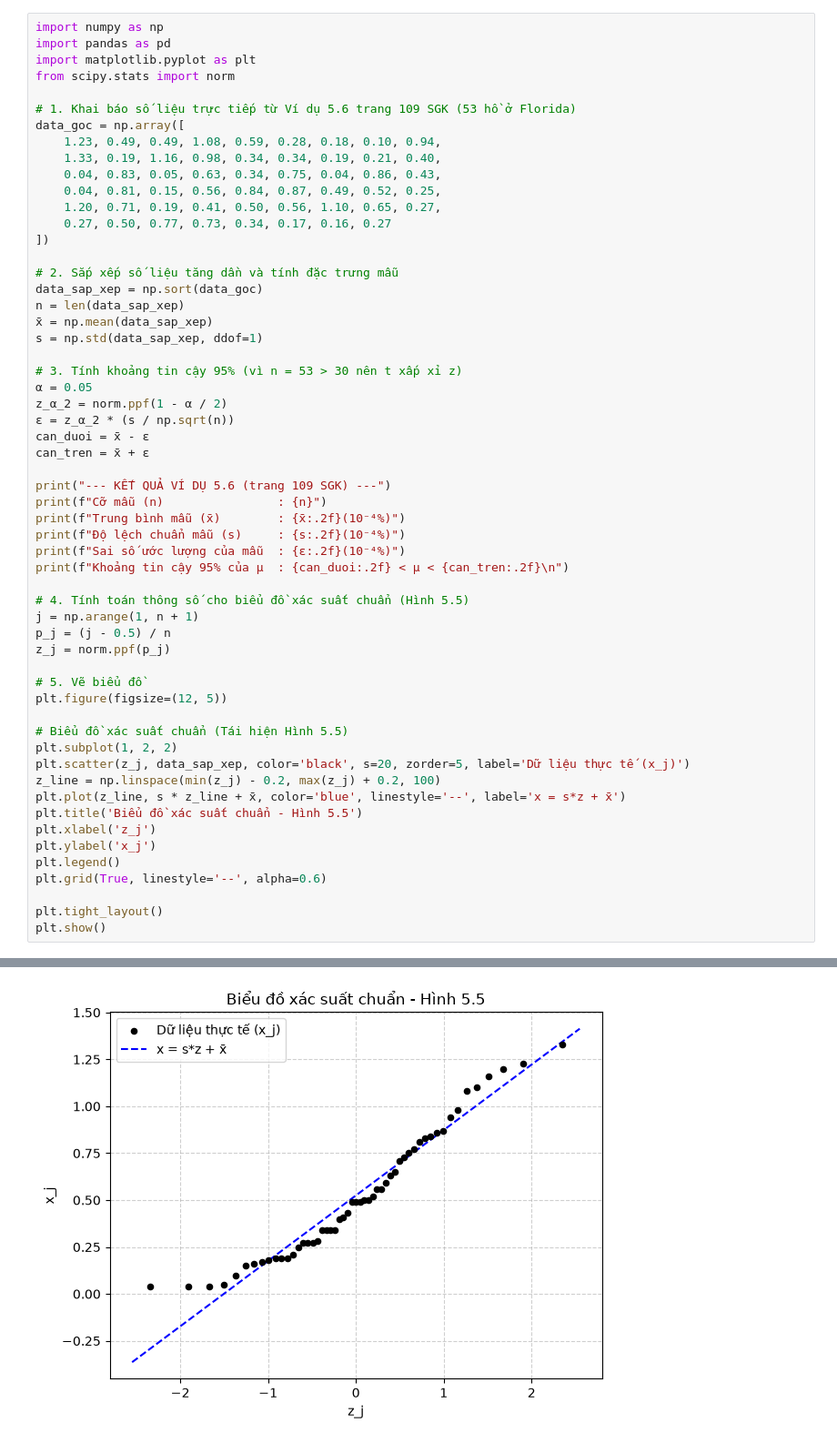
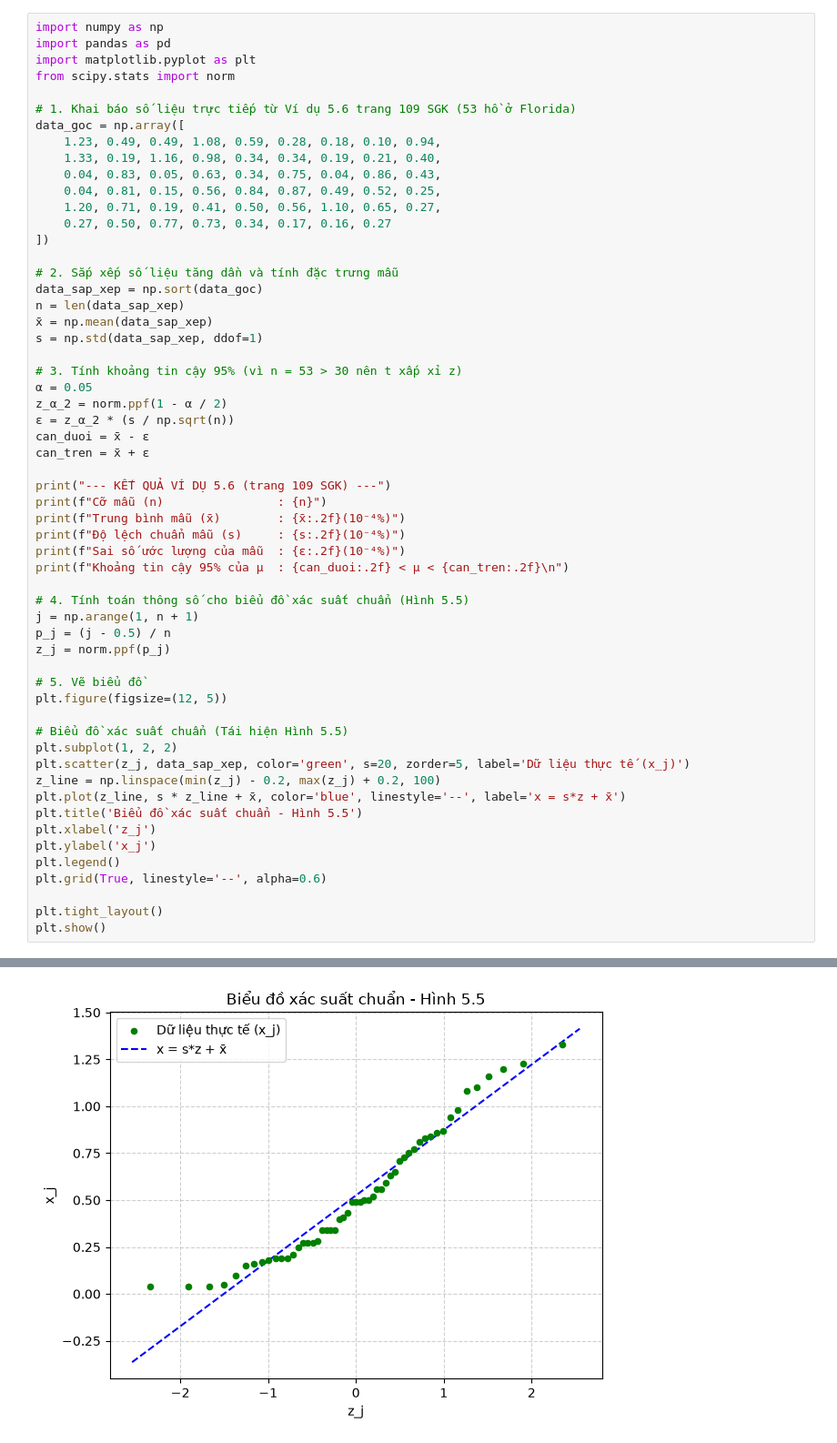
Before and after one commit to nguyenhoaingocnhi/XSTK, a Jupyter notebook: Thuyet_Trinh_XSTK/chuong5_nLonHon30.ipynb, the cells around one changed output, grey strips where cells are left out. Shown at 91% size. Saved outputs shown, nothing was run; the diff lists cells and outputs as text.

```diff
--- a/Thuyet_Trinh_XSTK/chuong5_nLonHon30.ipynb
+++ b/Thuyet_Trinh_XSTK/chuong5_nLonHon30.ipynb
@@ -34,32 +34,32 @@ print(f"Độ lệch chuẩn mẫu (s)     : {s:.2f}(10⁻⁴%)")
 print(f"Sai số ước lượng của mẫu  : {ε:.2f}(10⁻⁴%)")
 print(f"Khoảng tin cậy 95% của μ  : {can_duoi:.2f} < μ < {can_tren:.2f}\n")
 
 # 4. Tính toán thông số cho biểu đồ xác suất chuẩn (Hình 5.5)
 j = np.arange(1, n + 1)
 p_j = (j - 0.5) / n
 z_j = norm.ppf(p_j)
 
 # 5. Vẽ biểu đồ
 plt.figure(figsize=(12, 5))
 
 # Biểu đồ xác suất chuẩn (Tái hiện Hình 5.5)
 plt.subplot(1, 2, 2)
-plt.scatter(z_j, data_sap_xep, color='black', s=20, zorder=5, label='Dữ liệu thực tế (x_j)')
+plt.scatter(z_j, data_sap_xep, color='green', s=20, zorder=5, label='Dữ liệu thực tế (x_j)')
 z_line = np.linspace(min(z_j) - 0.2, max(z_j) + 0.2, 100)
 plt.plot(z_line, s * z_line + x̄, color='blue', linestyle='--', label='x = s*z + x̄')
 plt.title('Biểu đồ xác suất chuẩn - Hình 5.5')
 plt.xlabel('z_j')
 plt.ylabel('x_j')
 plt.legend()
 plt.grid(True, linestyle='--', alpha=0.6)
 
 plt.tight_layout()
 plt.show()
 # %% [output]
 --- KẾT QUẢ VÍ DỤ 5.6 (trang 109 SGK) ---
 Cỡ mẫu (n)                : 53
 Trung bình mẫu (x̄)        : 0.52(10⁻⁴%)
 Độ lệch chuẩn mẫu (s)     : 0.35(10⁻⁴%)
 Sai số ước lượng của mẫu  : 0.09(10⁻⁴%)
 Khoảng tin cậy 95% của μ  : 0.43 < μ < 0.62
-[figure, old version]
+[figure, new version]
```
Also changed, not shown: 1 other file.
